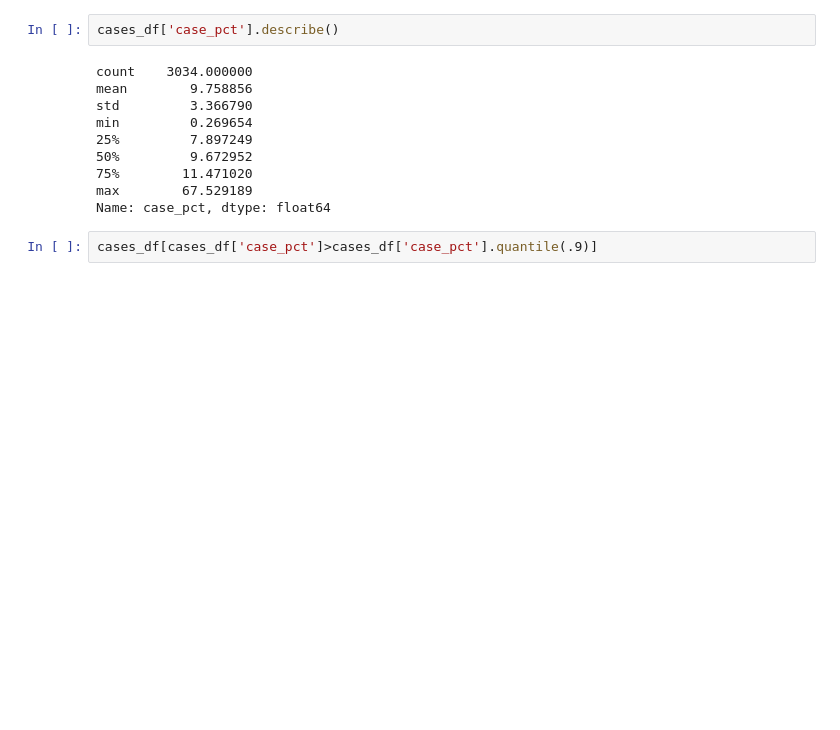
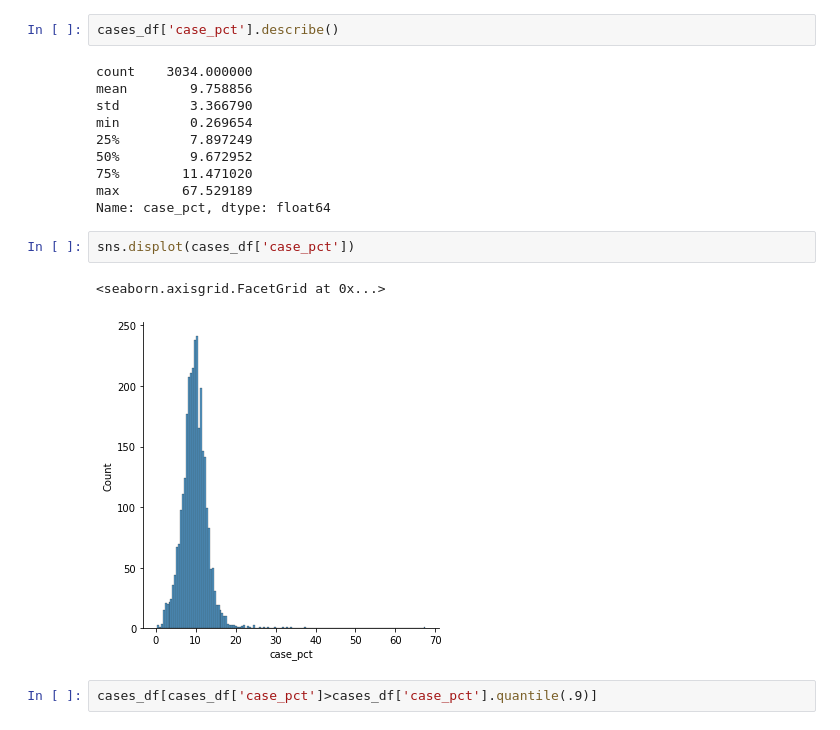
Before and after one commit to sdguerrette/capstone_project, a Jupyter notebook: code/ML_models/classifiers/SMOTEENN_cases_classification.ipynb, the cells around one changed output. Drawn from its saved outputs; the diff is of its cells as text; blank space fills up the shorter version.

```diff
--- a/code/ML_models/classifiers/SMOTEENN_cases_classification.ipynb
+++ b/code/ML_models/classifiers/SMOTEENN_cases_classification.ipynb
@@ -75,6 +77,11 @@ min         0.269654
 75%        11.471020
 max        67.529189
 Name: case_pct, dtype: float64
+# %%
+sns.displot(cases_df['case_pct'])
+# %% [output]
+<seaborn.axisgrid.FacetGrid at 0x...>
+[figure, added]
 # %%
 cases_df[cases_df['case_pct']>cases_df['case_pct'].quantile(.9)]
 # %% [output]
```
Also changed, not shown: parts of 19 cells of this notebook, 4 other files.
